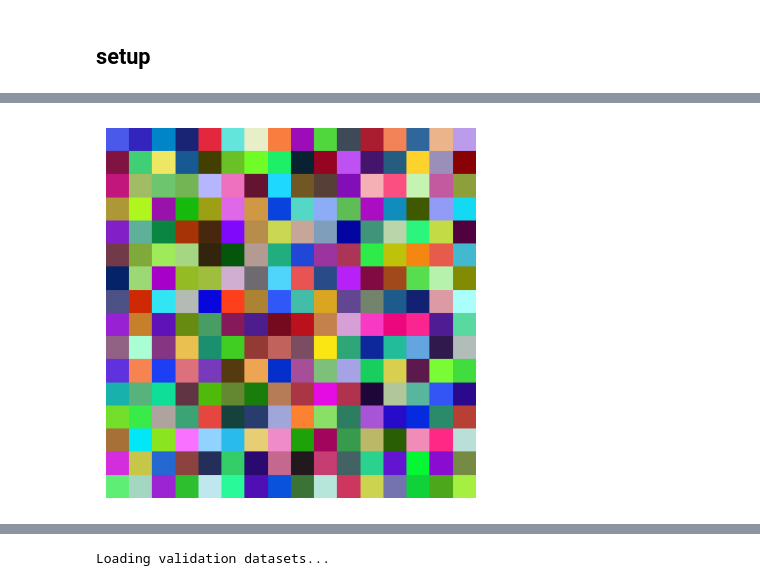
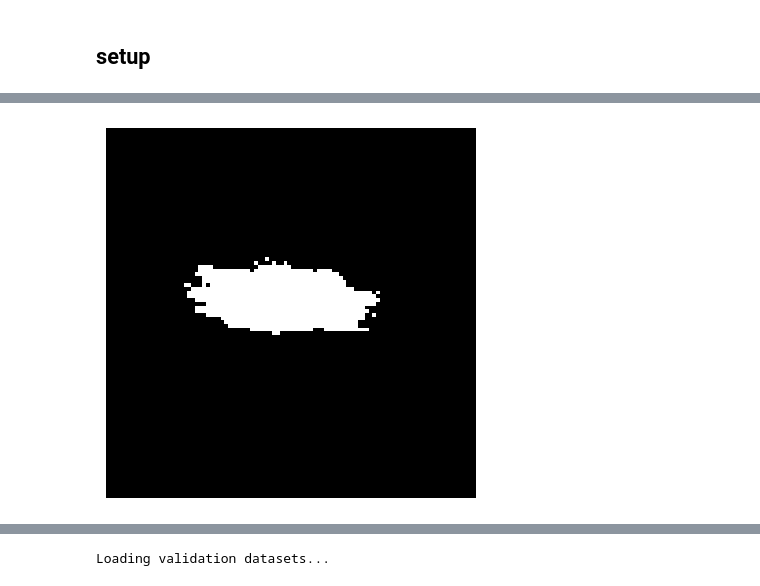
Before and after one commit to Adarash99/camouflage, a Jupyter notebook: mask_tests.ipynb, the cells around one changed output, grey strips where cells are left out. Saved outputs shown, nothing was run; the diff lists cells and outputs as text; code cells hidden in the pictures.

```diff
--- a/mask_tests.ipynb
+++ b/mask_tests.ipynb
@@ -43,18 +105,28 @@ To enable them in other operations, rebuild TensorFlow with the appropriate comp
 # %%
 import numpy as np
 import matplotlib.pyplot as plt
 from PIL import Image
 
-texture = np.random.randint(0, 256, (16, 16, 3), dtype=np.uint8)
+focus = 'snow'  # Change to 'random', 'mud', or 'snow' as needed
+
+
+if focus == 'random':
+    texture = np.random.randint(0, 256, (16, 16, 3), dtype=np.uint8)
+elif focus == 'mud':
+    texture = np.array(Image.open('textures/mud.png').convert('RGB').resize((100, 100), resample=Image.NEAREST))
+elif focus == 'snow':
+    texture = np.array(Image.open('textures/snow.png').convert('RGB').resize((100, 100), resample=Image.NEAREST))
+
+
 
 
 # COMMENT THIS OUT IF YOU WANT TO TILE THE TEXTURE REPEATEDLY OVER 500x500 AREA
-texture = np.array(
-    Image.fromarray(texture).resize((500, 500), resample=Image.NEAREST)
-)
+# texture = np.array(
+#     Image.fromarray(texture).resize((500, 500), resample=Image.NEAREST)
+# )
 
 plt.imshow(texture)
 plt.axis('off')
 plt.show()
 # %% [output]
-[figure, old version]
+[figure, new version]
```
Also changed, not shown: parts of 13 cells of this notebook, 4 other files.
